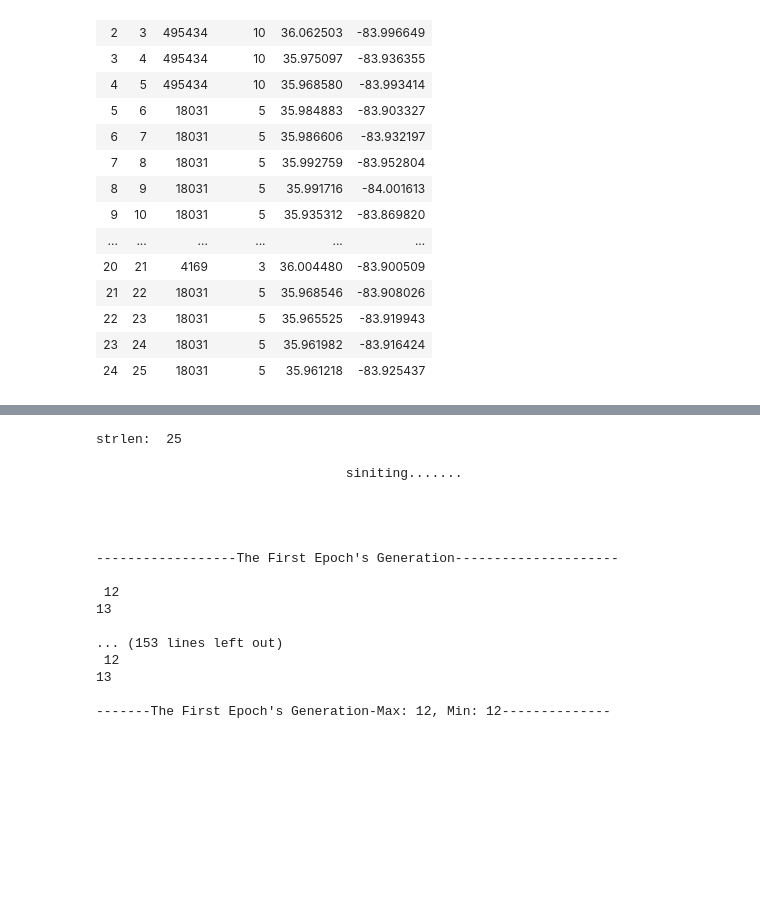
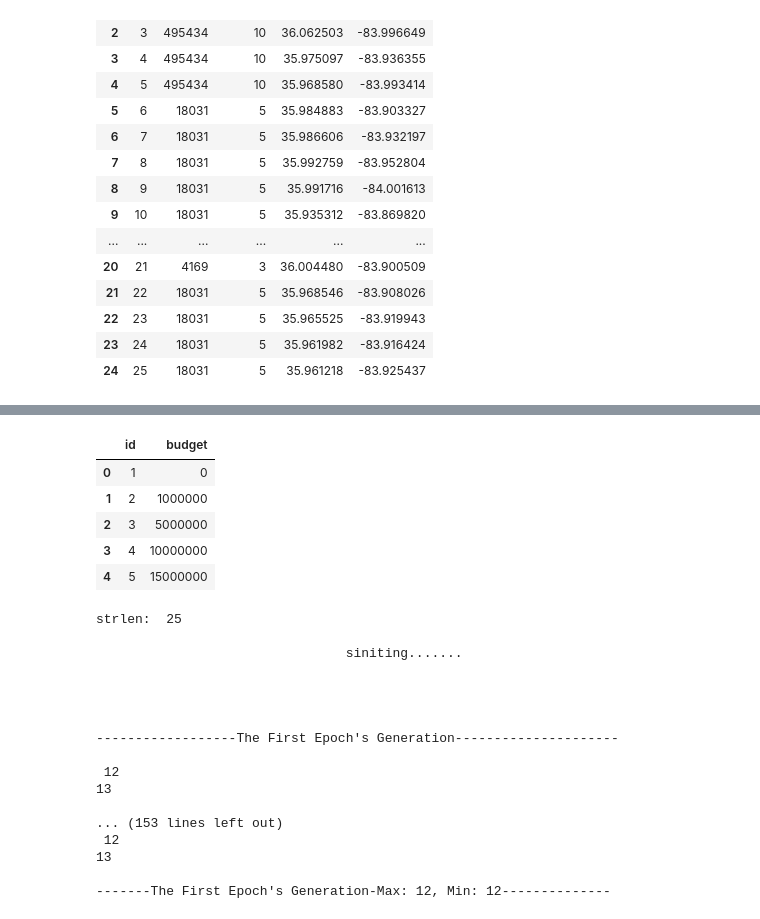
Before and after one commit to gjones1911/GA_SOLUTIONS, a Jupyter notebook: GA_DG_OPT_TEST.ipynb, the cells around one changed output, grey strips where cells are left out. Cells and saved outputs as stored; diff of their text form; code cells hidden in the pictures; blank space fills up the shorter version.

```diff
--- a/GA_DG_OPT_TEST.ipynb
+++ b/GA_DG_OPT_TEST.ipynb
@@ -61,3 +66,12 @@ display(pd.read_csv(facilities))
+# %%
+display(pd.read_csv(budget))
+# %% [output]
+|  | id | budget |
+| 0 | 1 | 0 |
+| 1 | 2 | 1000000 |
+| 2 | 3 | 5000000 |
+| 3 | 4 | 10000000 |
+| 4 | 5 | 15000000 |
 # %%
 
 
```
Also changed, not shown: parts of 8 cells of this notebook, 5 other files.
